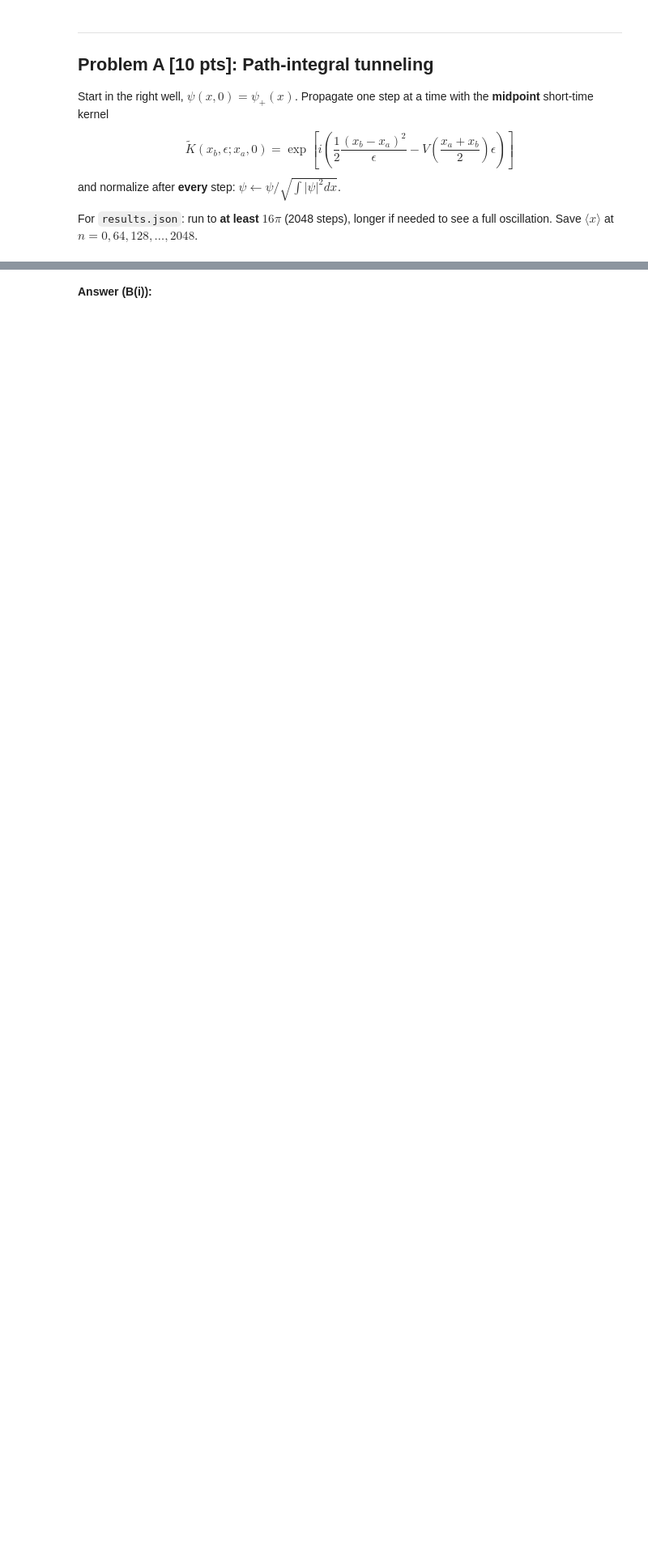
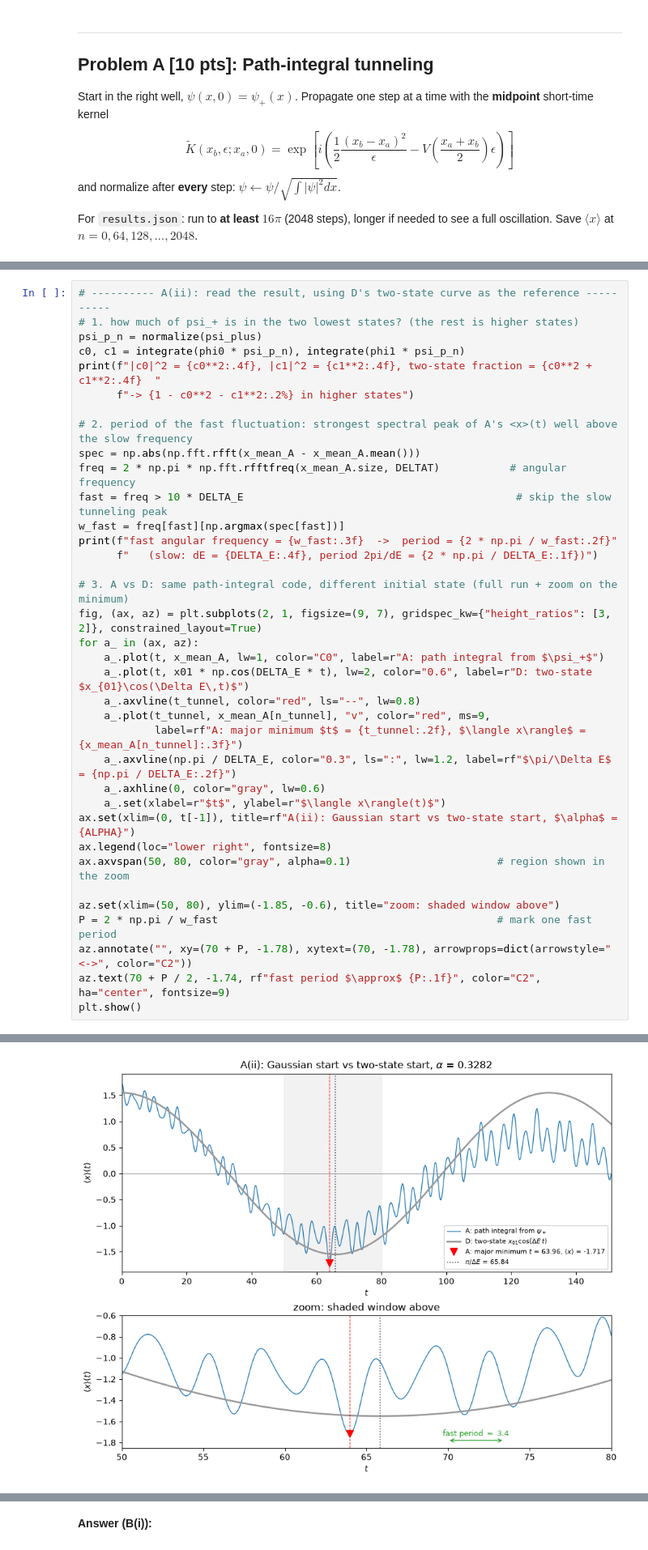
Before and after one commit to nguyentamphuc08/PHYS-242-HW-2, a Jupyter notebook: Assignment 2 Homework.ipynb, the cells around one changed output, grey strips where cells are left out. Shown at 81% size. Saved outputs shown, nothing was run; the diff lists cells and outputs as text; blank space fills up the shorter version.

```diff
--- a/Assignment 2 Homework.ipynb
+++ b/Assignment 2 Homework.ipynb
@@ -68,0 +319,37 @@ Follow one full slow oscillation (right → left → back). Plot $\langle x\rang
+# %%
+# ---------- A(ii): read the result, using D's two-state curve as the reference ----------
+# 1. how much of psi_+ is in the two lowest states? (the rest is higher states)
+psi_p_n = normalize(psi_plus)
+c0, c1 = integrate(phi0 * psi_p_n), integrate(phi1 * psi_p_n)
+print(f"|c0|^2 = {c0**2:.4f}, |c1|^2 = {c1**2:.4f}, two-state fraction = {c0**2 + c1**2:.4f}  "
+      f"-> {1 - c0**2 - c1**2:.2%} in higher states")
+
+# 2. period of the fast fluctuation: strongest spectral peak of A's <x>(t) well above the slow frequency
+spec = np.abs(np.fft.rfft(x_mean_A - x_mean_A.mean()))
+freq = 2 * np.pi * np.fft.rfftfreq(x_mean_A.size, DELTAT)           # angular frequency
+fast = freq > 10 * DELTA_E                                           # skip the slow tunneling peak
+w_fast = freq[fast][np.argmax(spec[fast])]
+print(f"fast angular frequency = {w_fast:.3f}  ->  period = {2 * np.pi / w_fast:.2f}"
+      f"   (slow: dE = {DELTA_E:.4f}, period 2pi/dE = {2 * np.pi / DELTA_E:.1f})")
+
+# 3. A vs D: same path-integral code, different initial state (full run + zoom on the minimum)
+fig, (ax, az) = plt.subplots(2, 1, figsize=(9, 7), gridspec_kw={"height_ratios": [3, 2]}, constrained_layout=True)
+for a_ in (ax, az):
+    a_.plot(t, x_mean_A, lw=1, color="C0", label=r"A: path integral from $\psi_+$")
+    a_.plot(t, x01 * np.cos(DELTA_E * t), lw=2, color="0.6", label=r"D: two-state $x_{01}\cos(\Delta E\,t)$")
+    a_.axvline(t_tunnel, color="red", ls="--", lw=0.8)
+    a_.plot(t_tunnel, x_mean_A[n_tunnel], "v", color="red", ms=9,
+            label=rf"A: major minimum $t$ = {t_tunnel:.2f}, $\langle x\rangle$ = {x_mean_A[n_tunnel]:.3f}")
+    a_.axvline(np.pi / DELTA_E, color="0.3", ls=":", lw=1.2, label=rf"$\pi/\Delta E$ = {np.pi / DELTA_E:.2f}")
+    a_.axhline(0, color="gray", lw=0.6)
+    a_.set(xlabel=r"$t$", ylabel=r"$\langle x\rangle(t)$")
+ax.set(xlim=(0, t[-1]), title=rf"A(ii): Gaussian start vs two-state start, $\alpha$ = {ALPHA}")
+ax.legend(loc="lower right", fontsize=8)
+ax.axvspan(50, 80, color="gray", alpha=0.1)                       # region shown in the zoom
+
+az.set(xlim=(50, 80), ylim=(-1.85, -0.6), title="zoom: shaded window above")
+P = 2 * np.pi / w_fast                                            # mark one fast period
+az.annotate("", xy=(70 + P, -1.78), xytext=(70, -1.78), arrowprops=dict(arrowstyle="<->", color="C2"))
+az.text(70 + P / 2, -1.74, rf"fast period $\approx$ {P:.1f}", color="C2", ha="center", fontsize=9)
+plt.show()
+# %% [output]
@@ -69 +358,2 @@ Follow one full slow oscillation (right → left → back). Plot $\langle x\rang
+[figure, added]
 # %% [markdown]
```
Also changed, not shown: parts of 30 cells of this notebook, 1 other file.
